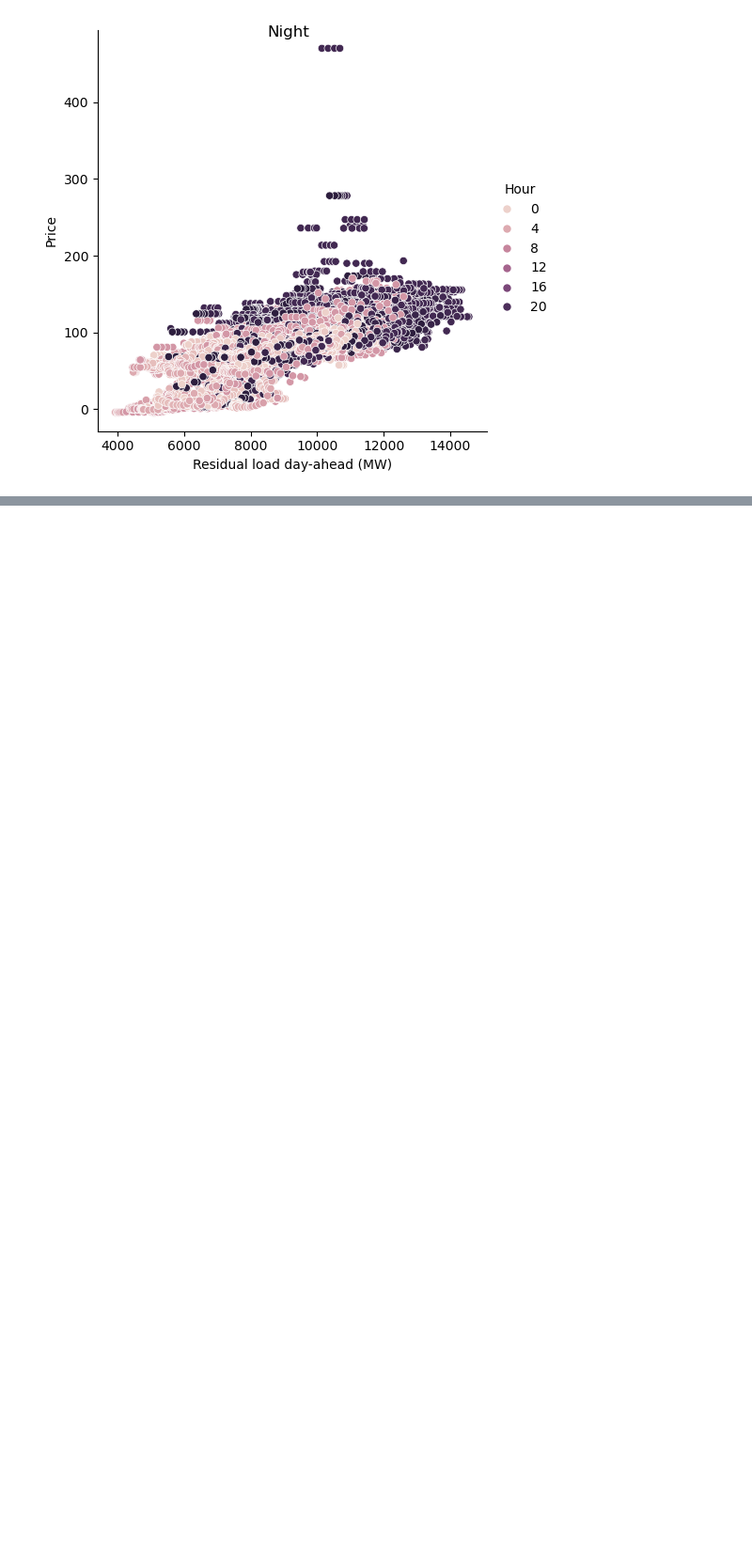
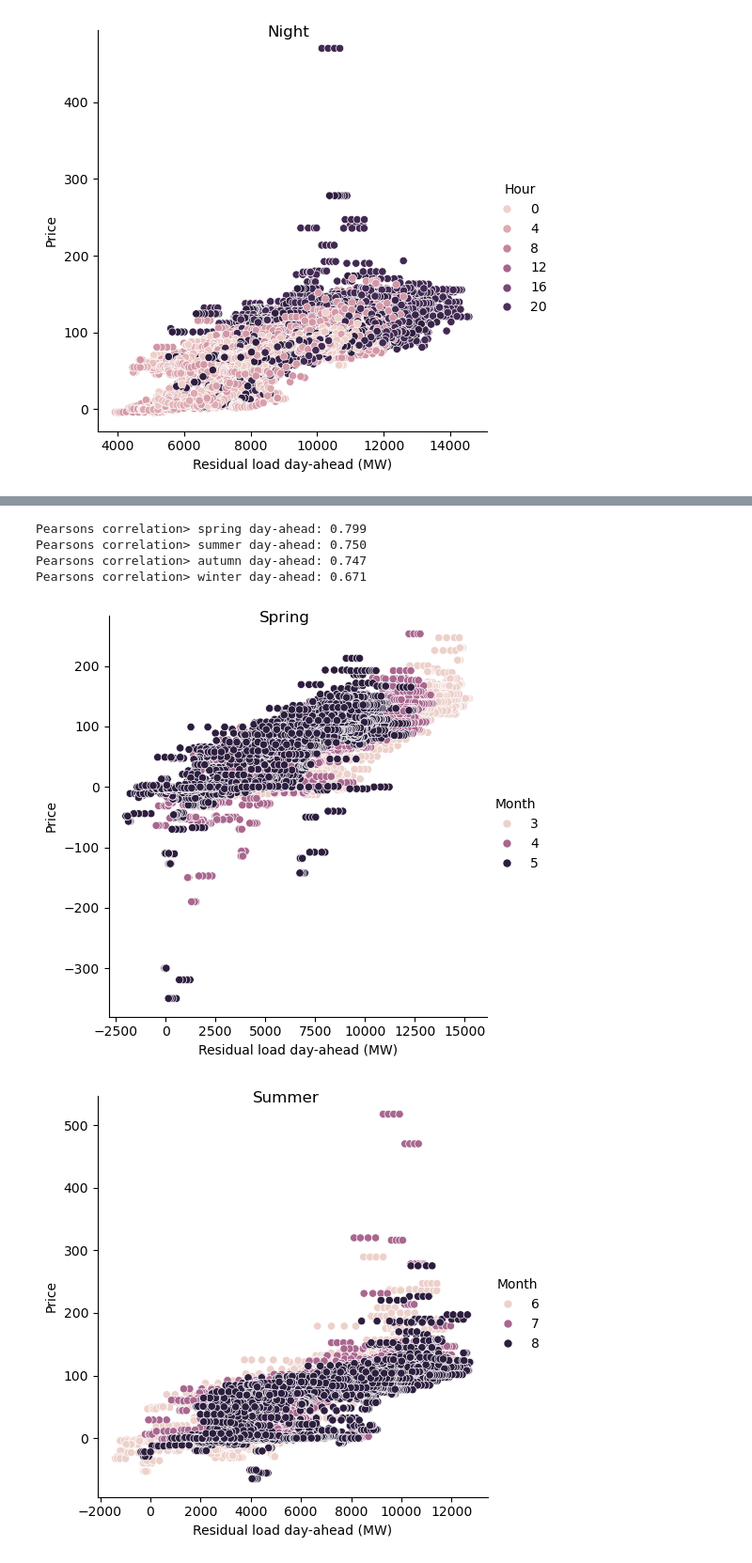
Before and after one commit to nickleu/EnergyMarket_NL, a Jupyter notebook: Notebooks/02_baseline_model.ipynb, the cells around one changed output, grey strips where cells are left out. Shown at 94% size. Saved outputs shown, nothing was run; the diff lists cells and outputs as text; code cells hidden in the pictures; blank space fills up the shorter version.

```diff
--- a/Notebooks/02_baseline_model.ipynb
+++ b/Notebooks/02_baseline_model.ipynb
@@ -199,0 +212,33 @@ Pearsons correlation> night day-ahead: 0.709
+# %%
+spring_price_load = price_load[(price_load['Month']>=3) & (price_load['Month']<=5)]
+summer_price_load = price_load[(price_load['Month']>=6) & (price_load['Month']<=8)]
+autumn_price_load = price_load[(price_load['Month']>=9) & (price_load['Month']<=11)]
+winter_price_load = price_load[(price_load['Month']==12) | ((price_load['Month']>=1) & (price_load['Month']<=2))]
+
+
+sns.relplot(x ="Residual load day-ahead (MW)", y ="Price", hue = 'Month',
+            data = spring_price_load).figure.suptitle('Spring')
+corr_da, _ = pearsonr(spring_price_load['Residual load day-ahead (MW)'].to_numpy(dtype=float), spring_price_load['Price'].to_numpy(dtype=float))
+print('Pearsons correlation> spring day-ahead: %.3f' % corr_da)
+
+sns.relplot(x ="Residual load day-ahead (MW)", y ="Price", hue = 'Month',
+            data = summer_price_load).figure.suptitle('Summer')
+corr_da, _ = pearsonr(summer_price_load['Residual load day-ahead (MW)'].to_numpy(dtype=float), summer_price_load['Price'].to_numpy(dtype=float))
+print('Pearsons correlation> summer day-ahead: %.3f' % corr_da)
+
+sns.relplot(x ="Residual load day-ahead (MW)", y ="Price", hue = 'Month',
+            data = autumn_price_load).figure.suptitle('Autumn')
+corr_da, _ = pearsonr(autumn_price_load['Residual load day-ahead (MW)'].to_numpy(dtype=float), autumn_price_load['Price'].to_numpy(dtype=float))
+print('Pearsons correlation> autumn day-ahead: %.3f' % corr_da)
+
+sns.relplot(x ="Residual load day-ahead (MW)", y ="Price", hue = 'Month',
+            data = winter_price_load).figure.suptitle('Winter')
+corr_da, _ = pearsonr(winter_price_load['Residual load day-ahead (MW)'].to_numpy(dtype=float), winter_price_load['Price'].to_numpy(dtype=float))
+print('Pearsons correlation> winter day-ahead: %.3f' % corr_da)
+# %% [output]
+Pearsons correlation> spring day-ahead: 0.799
+Pearsons correlation> summer day-ahead: 0.750
+Pearsons correlation> autumn day-ahead: 0.747
+Pearsons correlation> winter day-ahead: 0.671
+[figure, added]
+[figure, added]
```
Also changed, not shown: parts of 3 cells of this notebook, 3 other files.
